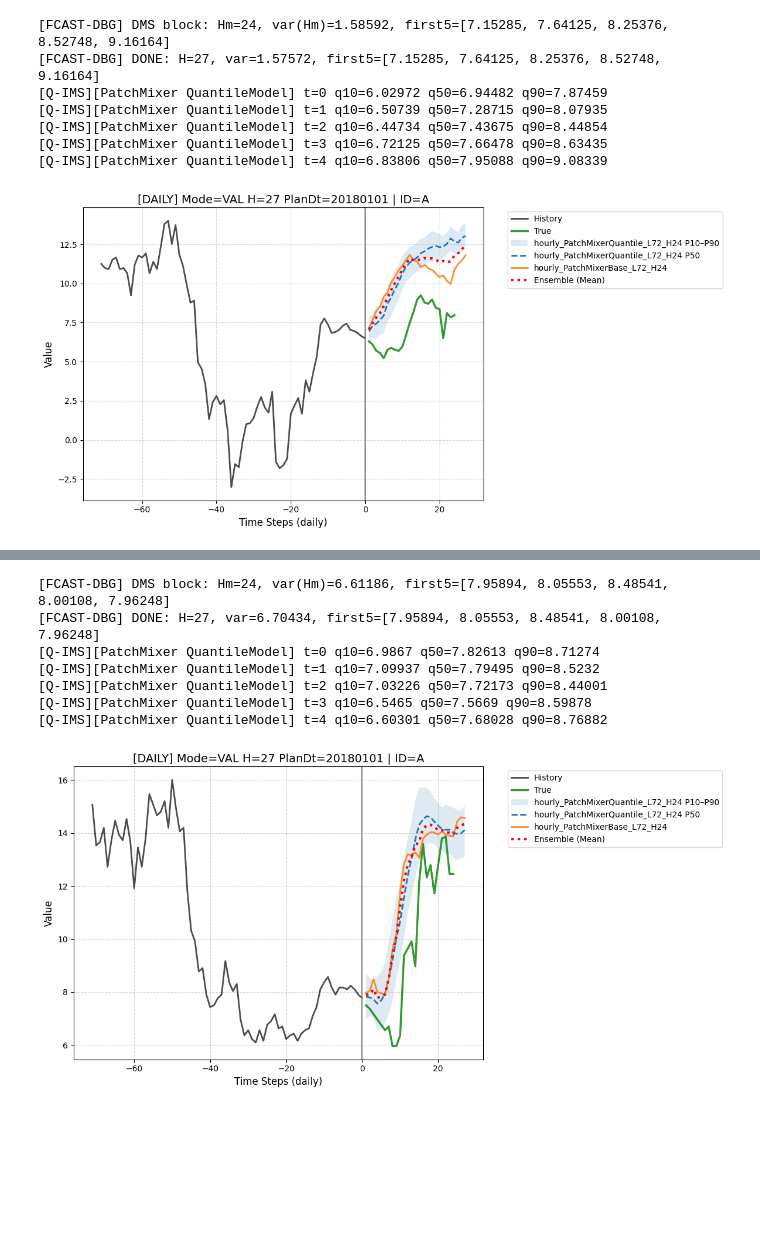
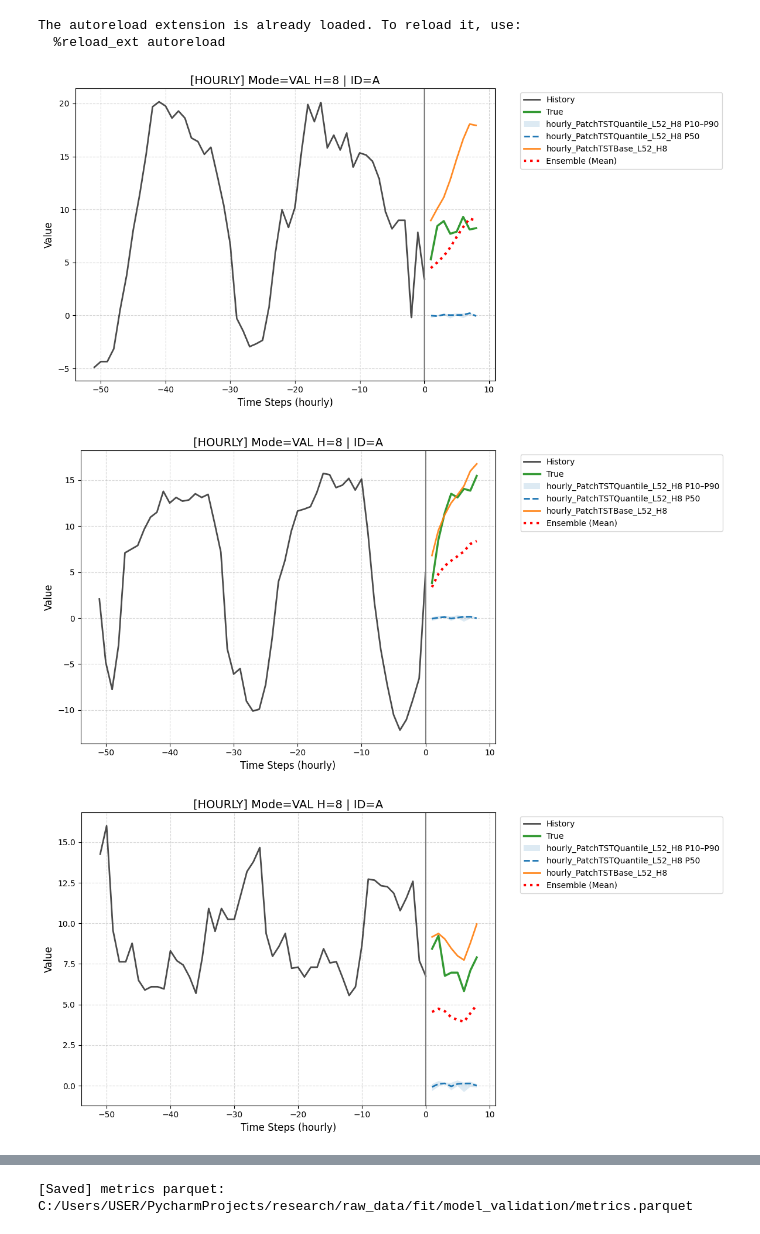
Before and after one commit to LeeKwanHyeong/data_research, a Jupyter notebook: modeling_module/model_test/model_validation.ipynb, the cells around one changed output, grey strips where cells are left out. Saved outputs shown, nothing was run; the diff lists cells and outputs as text; code cells hidden in the pictures; blank space fills up the shorter version.

Commit message:
# PatchTST 외생 변수 추가 작업

```diff
--- a/modeling_module/model_test/model_validation.ipynb
+++ b/modeling_module/model_test/model_validation.ipynb
@@ -131,6 +146,7 @@ model_dict = run_total_train_hourly(
     val_loader,
     lookback = lookback,
     horizon = horizon,
-    save_dir = save_dir
+    save_dir = save_dir,
+    models_to_run = ['patchtst']
 )
 # %% [output]
@@ -155,20 +171,13 @@ Epoch 50/50 | LR 0.000005 | Train 0.644585 | Val 0.768280
 from modeling_module.utils.checkpoint import load_model_dict
 # Load
 from modeling_module.models.model_builder import (
-    build_patch_mixer_quantile,
-    build_patchTST_base, build_patchTST_quantile, build_patch_mixer_base, build_titan_base, build_titan_lmm,
-    build_titan_seq2seq,
+    build_patchTST_base, build_patchTST_quantile,
 )
 device = 'cuda' if torch.cuda.is_available() else 'cpu'
 
 builders = {
-    f"hourly_PatchMixerBase_L{lookback}_H{horizon}": build_patch_mixer_base,
-    f"hourly_PatchMixerQuantile_L{lookback}_H{horizon}": build_patch_mixer_quantile,
-    # f"hourly_TitanBase_L{lookback}_H{horizon}": build_titan_base,
-    # f"hourly_TitanLMM_L{lookback}_H{horizon}": build_titan_lmm,
-    # f"hourly_TitanSeq2Seq_L{lookback}_H{horizon}": build_titan_seq2seq,
-    # f"hourly_PatchTSTBase_L{lookback}_H{horizon}": build_patchTST_base,
-    # f"hourly_PatchTSTQuantile_L{lookback}_H{horizon}": build_patchTST_quantile,
+    f"hourly_PatchTSTBase_L{lookback}_H{horizon}": build_patchTST_base,
+    f"hourly_PatchTSTQuantile_L{lookback}_H{horizon}": build_patchTST_quantile,
 }
 loaded = load_model_dict(save_dir, builders, device = device)
 # %% [output]
@@ -183,46 +190,40 @@ loaded = load_model_dict(save_dir, builders, device = device)
 # %%
 %load_ext autoreload
 %autoreload 2
 
 import importlib, modeling_module.utils.plot_utils as pu
 import modeling_module.training.forecaster as fo
 importlib.reload(pu)
 importlib.reload(fo)
 
 def my_exo_cb(start_idx: int, Hm: int, device="cuda" if torch.cuda.is_available() else "cpu"):
     # exo_dim = 2 (sin, cos)
-    return fo.make_calendar_exo(start_idx, Hm, period=12, device=device)
-
-# pu.plot_27w(
-#     models=loaded,           # {"PatchMixer": pm_model, "Titan": ti_model, ...}
-#     loader=val_loader,       # (xb, yb[, part_ids])
-#     device="cuda" if torch.cuda.is_available() else "cpu",
-#     mode="val",              # ← 검증 모드
-#     max_plots=1,
-#     out_dir=None,
-#     show=True,
-#     future_exo_cb=my_exo_cb
-# )
+    return fo.make_calendar_exo(start_idx, Hm, period=24, device=device)
 
 models_for_plot = {
     name: res['model']
     for name, res in model_dict.items()
 }
 
+def my_exo_cb(start_idx: int, H: int, device="cuda"):
+    # (H, 4) = hour sin/cos (2) + week sin/cos (2)
+    t = torch.arange(start_idx, start_idx + H, device=device, dtype=torch.float32)
+    h = torch.stack([torch.sin(2*torch.pi*t/24.0),  torch.cos(2*torch.pi*t/24.0)], dim=-1)    # (H,2)
+    w = torch.stack([torch.sin(2*torch.pi*t/168.0), torch.cos(2*torch.pi*t/168.0)], dim=-1)   # (H,2)
+    return torch.cat([h, w], dim=-1)  # (H,4)
+
 pu.plot_forecast(
     models=loaded,
     loader=val_loader,
-    horizon=27,       # 원하는 길이
-    freq='daily',     # 'daily', 'hourly' 등
-    plan_dt=20180101, # Anchor 날짜 (선택)
-    zoom=False        # 전체 보기
+    horizon=8,
+    freq="hourly",          # daily 말고 hourly 권장 (ETT)
+    plan_dt=None,
+    future_exo_cb=my_exo_cb,
+    metrics_parquet_path = f'{save_dir}/metrics.parquet'
 )
 # %% [output]
-[FCAST-DBG] DMS block: Hm=24, var(Hm)=1.58592, first5=[7.15285, 7.64125, 8.25376, 8.52748, 9.16164]
-[FCAST-DBG] DONE: H=27, var=1.57572, first5=[7.15285, 7.64125, 8.25376, 8.52748, 9.16164]
-[Q-IMS][PatchMixer QuantileModel] t=0 q10=6.02972 q50=6.94482 q90=7.87459
-[Q-IMS][PatchMixer QuantileModel] t=1 q10=6.50739 q50=7.28715 q90=8.07935
-[Q-IMS][PatchMixer QuantileModel] t=2 q10=6.44734 q50=7.43675 q90=8.44854
-[Q-IMS][PatchMixer QuantileModel] t=3 q10=6.72125 q50=7.66478 q90=8.63435
-[Q-IMS][PatchMixer QuantileModel] t=4 q10=6.83806 q50=7.95088 q90=9.08339
+The autoreload extension is already loaded. To reload it, use:
+  %reload_ext autoreload
-[figure, old version]
+[figure, new version]
+[figure, new version]
+[figure, new version]
@@ -229,8 +237 @@ pu.plot_forecast(
-[FCAST-DBG] DMS block: Hm=24, var(Hm)=6.61186, first5=[7.95894, 8.05553, 8.48541, 8.00108, 7.96248]
-[FCAST-DBG] DONE: H=27, var=6.70434, first5=[7.95894, 8.05553, 8.48541, 8.00108, 7.96248]
-[Q-IMS][PatchMixer QuantileModel] t=0 q10=6.9867 q50=7.82613 q90=8.71274
-[Q-IMS][PatchMixer QuantileModel] t=1 q10=7.09937 q50=7.79495 q90=8.5232
-[Q-IMS][PatchMixer QuantileModel] t=2 q10=7.03226 q50=7.72173 q90=8.44001
-[Q-IMS][PatchMixer QuantileModel] t=3 q10=6.5465 q50=7.5669 q90=8.59878
-[Q-IMS][PatchMixer QuantileModel] t=4 q10=6.60301 q50=7.68028 q90=8.76882
+[Saved] metrics parquet: C:/Users/USER/PycharmProjects/research/raw_data/fit/model_validation/metrics.parquet
-[figure, old version]
```
Also changed, not shown: parts of 11 cells of this notebook, 9 other files.
